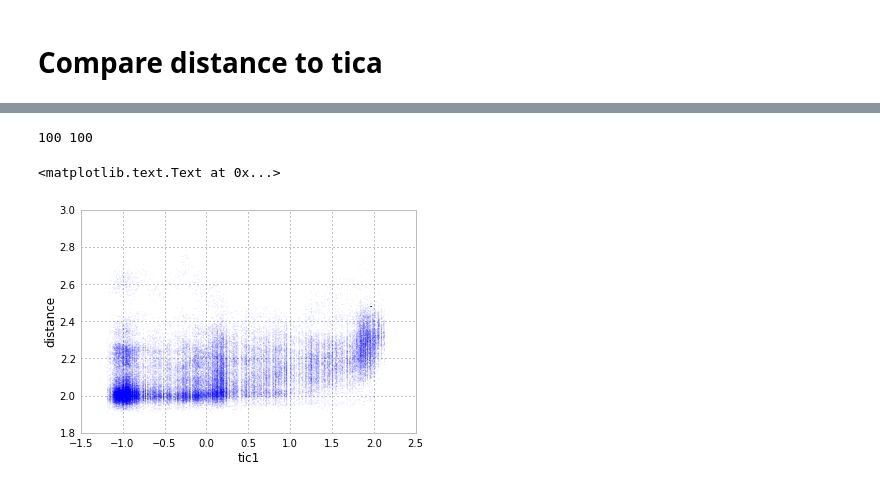
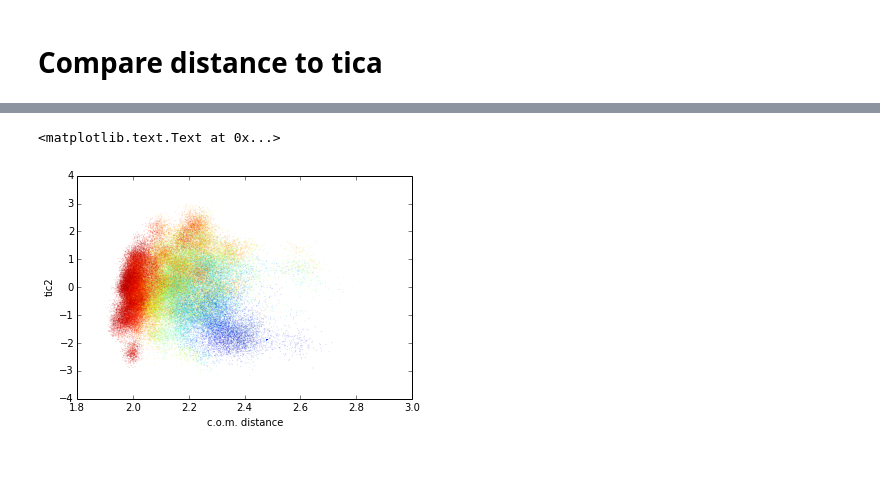
Before and after one commit to mpharrigan/wetmsm, a Jupyter notebook: ipython/bphc_com.ipynb, the cells around one changed output, grey strips where cells are left out. Saved outputs shown, nothing was run; the diff lists cells and outputs as text; code cells hidden in the pictures.

```diff
--- a/ipython/bphc_com.ipynb
+++ b/ipython/bphc_com.ipynb
@@ -35,7 +52,7 @@ cd ~/implement/water/bphc
 import pickle
 # %%
 if comds is not None:
-    with open('comds.pickl', 'w') as f:
+    with open('comds.pickl', 'wb') as f:
         pickle.dump(comds, f)
 # %%
 for comd in comds[2:30:3]:
@@ -43,2 +62,9 @@ for comd in comds[2:30:3]:
 # %% [markdown]
 # Compare distance to tica
+# %%
+with open('fp_ic.pickl', 'rb') as f:
+    fp_ic = pickle.load(f)
+# %%
+for fp, dd in zip(fp_ic, comds):
+    plt.scatter(np.sqrt(dd), -fp[:,0], alpha=0.2, linewidths=0, s=2, c=fp[:,1])
+plt.xlabel('c.o.m. distance'); plt.ylabel('-tic1')
@@ -45,11 +74,7 @@ for comd in comds[2:30:3]:
 # %%
-#TODO: Load
-print len(concat_t), len(comds)
-for i, (fp, dd) in enumerate(zip(concat_t, comds)):
-    if len(fp[:,0]) == len(dd):
-        plt.scatter(fp[::1,0], np.sqrt(dd[::1]), s=1, alpha=0.1, linewidth=0)
-plt.xlabel('tic1'); plt.ylabel('distance')
+for fp, dd in zip(fp_ic, comds):
+    plt.scatter(np.sqrt(dd), fp[:,1], alpha=0.2, linewidths=0, s=1, c=fp[:,0])
+plt.xlabel('c.o.m. distance'); plt.ylabel('tic2')
 # %% [output]
-100 100
+<matplotlib.text.Text at 0x...>
-<matplotlib.text.Text at 0x...>
-[figure, old version]
+[figure, new version]
```
Also changed, not shown: parts of 4 cells of this notebook, 1 other file.
